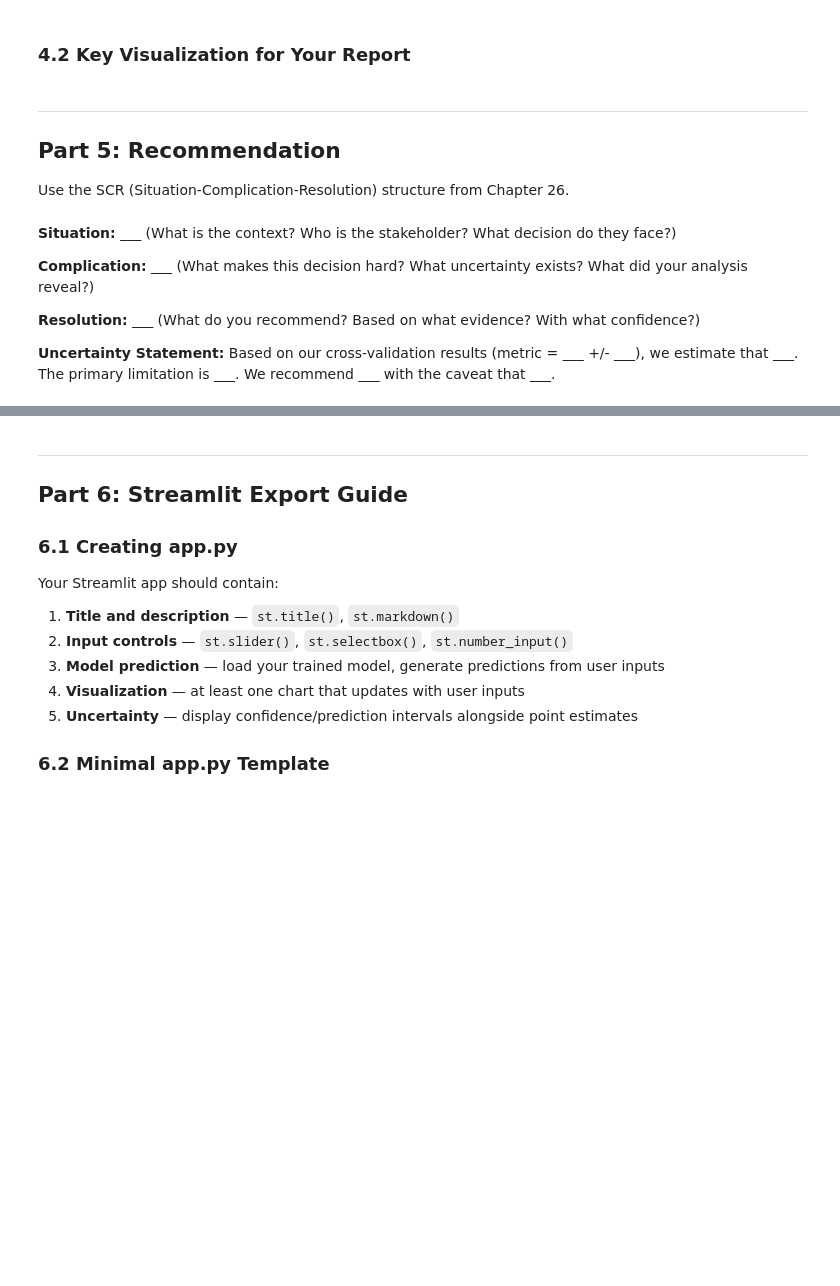
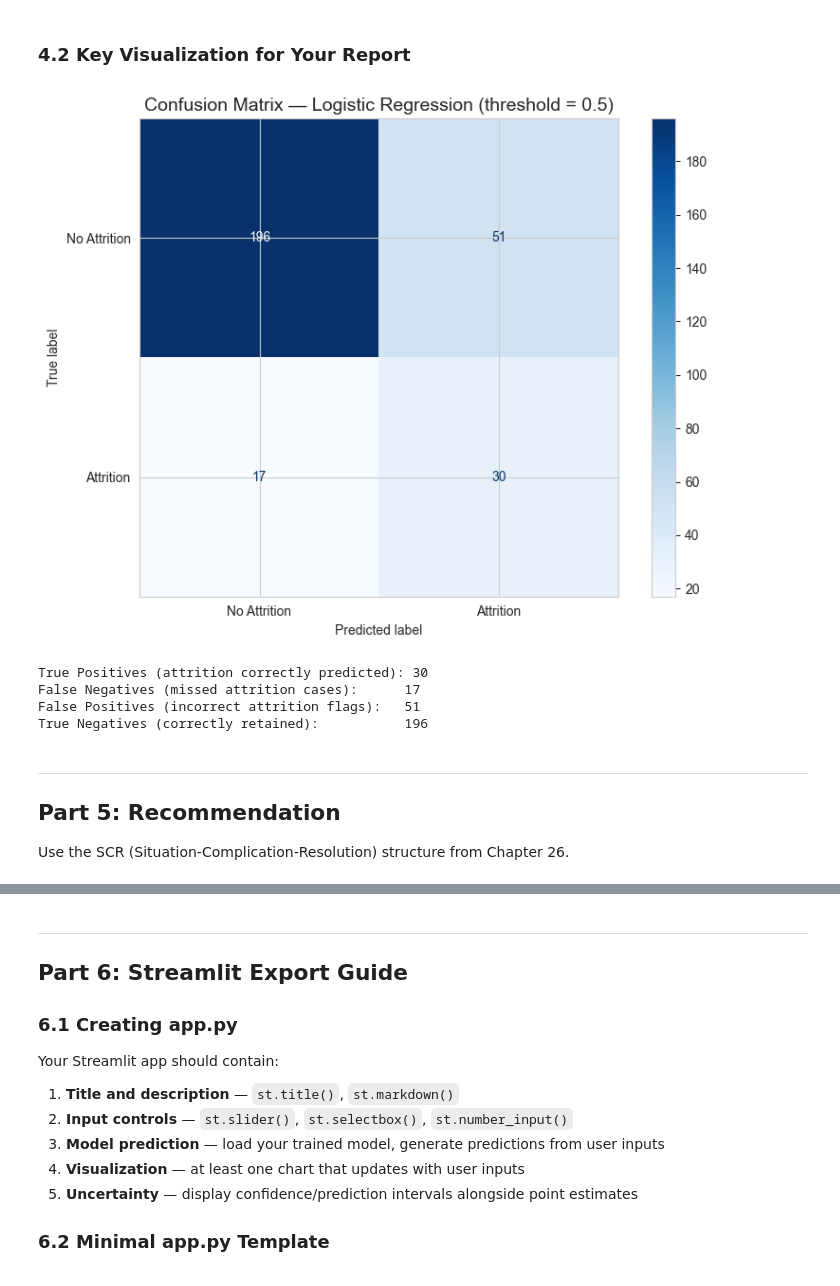
Before and after one commit to akarr509/econ3916_final_project, a Jupyter notebook: 3916-final-project-starter.ipynb, the cells around one changed output, grey strips where cells are left out. Drawn from its saved outputs; the diff is of its cells as text; code cells hidden in the pictures; blank space fills up the shorter version.

```diff
--- a/3916-final-project-starter.ipynb
+++ b/3916-final-project-starter.ipynb
@@ -433,30 +519,47 @@ Please also refer to the documentation for alternative solver options:
 # %%
 # ============================================================
 # 4.2 Your key visualization
 # ============================================================
 # This is the ONE chart you would put on the first page of your report.
 # It should communicate your main finding clearly.
 #
 # Examples:
 #   - Actual vs. predicted scatter (regression)
 #   - Confusion matrix heatmap (classification)
 #   - ROC curve comparison (classification)
 #   - Partial dependence plot for top feature
 
 # YOUR CODE HERE
+
+# Confusion matrix
+cm = confusion_matrix(y_test, y_pred_1)
+
+fig, ax = plt.subplots(figsize=(8, 6))
+disp = ConfusionMatrixDisplay(
+    confusion_matrix=cm,
+    display_labels=['No Attrition', 'Attrition']
+)
+disp.plot(ax=ax, cmap='Blues', values_format=',')
+ax.set_title('Confusion Matrix — Logistic Regression (threshold = 0.5)', fontsize=14)
+
+plt.tight_layout()
+plt.show()
+
+# Breakdown
+tn, fp, fn, tp = cm.ravel()
+
+print(f"True Positives (attrition correctly predicted): {tp}")
+print(f"False Negatives (missed attrition cases):      {fn}")
+print(f"False Positives (incorrect attrition flags):   {fp}")
+print(f"True Negatives (correctly retained):           {tn}")
+# %% [output]
+[figure, added]
+True Positives (attrition correctly predicted): 30
+False Negatives (missed attrition cases):      17
+False Positives (incorrect attrition flags):   51
+True Negatives (correctly retained):           196
 # %% [markdown]
 ---
 ## Part 5: Recommendation
 
 Use the SCR (Situation-Complication-Resolution) structure from Chapter 26.
-# %% [markdown]
-**Situation:** ___
-(What is the context? Who is the stakeholder? What decision do they face?)
-
-**Complication:** ___
-(What makes this decision hard? What uncertainty exists? What did your analysis reveal?)
-
-**Resolution:** ___
-(What do you recommend? Based on what evidence? With what confidence?)
-
-**Uncertainty Statement:** Based on our cross-validation results (metric = ___ +/- ___), we estimate that ___. The primary limitation is ___. We recommend ___ with the caveat that ___.
```
Also changed, not shown: parts of 10 cells of this notebook, 5 other files.
